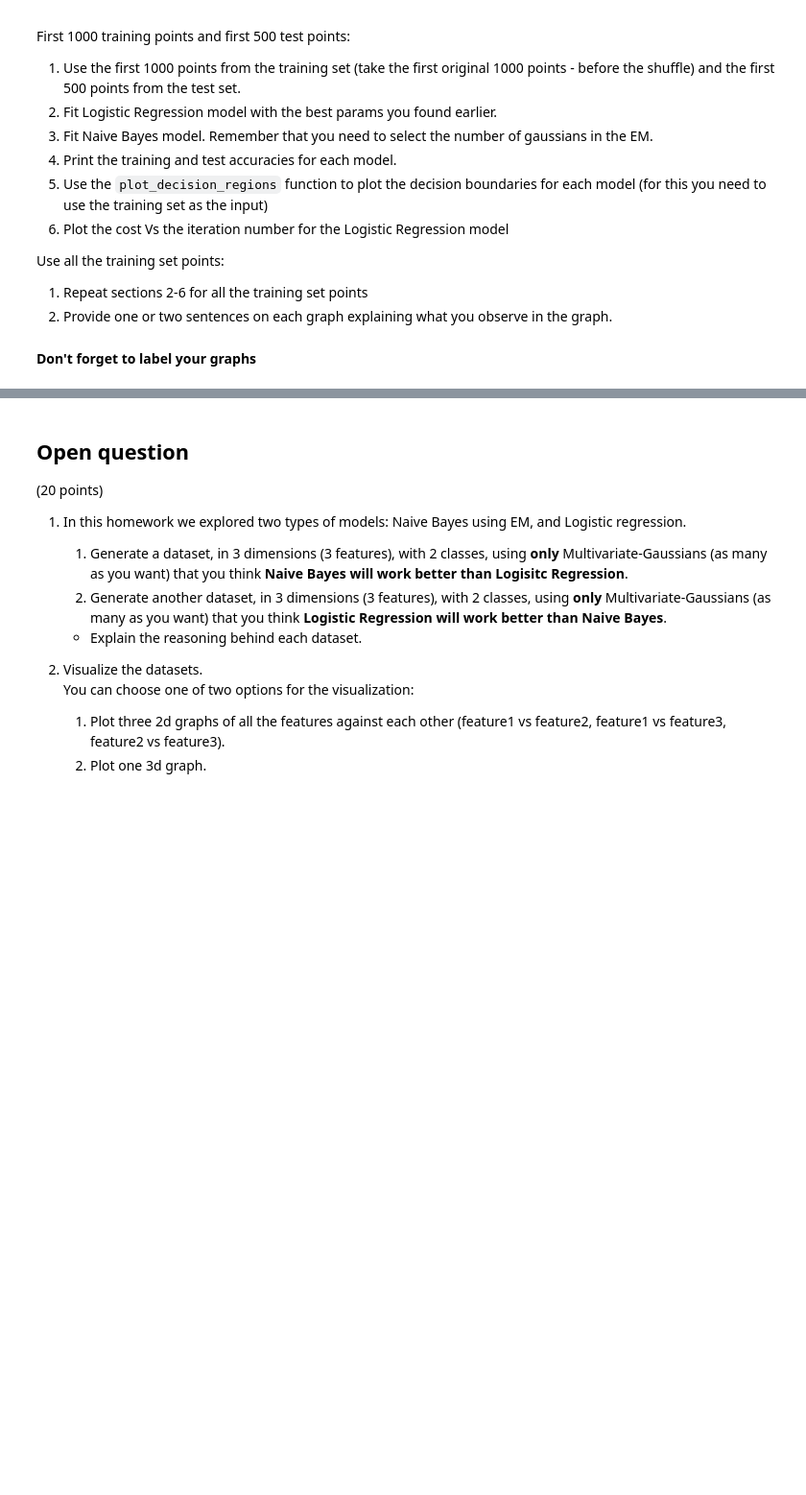
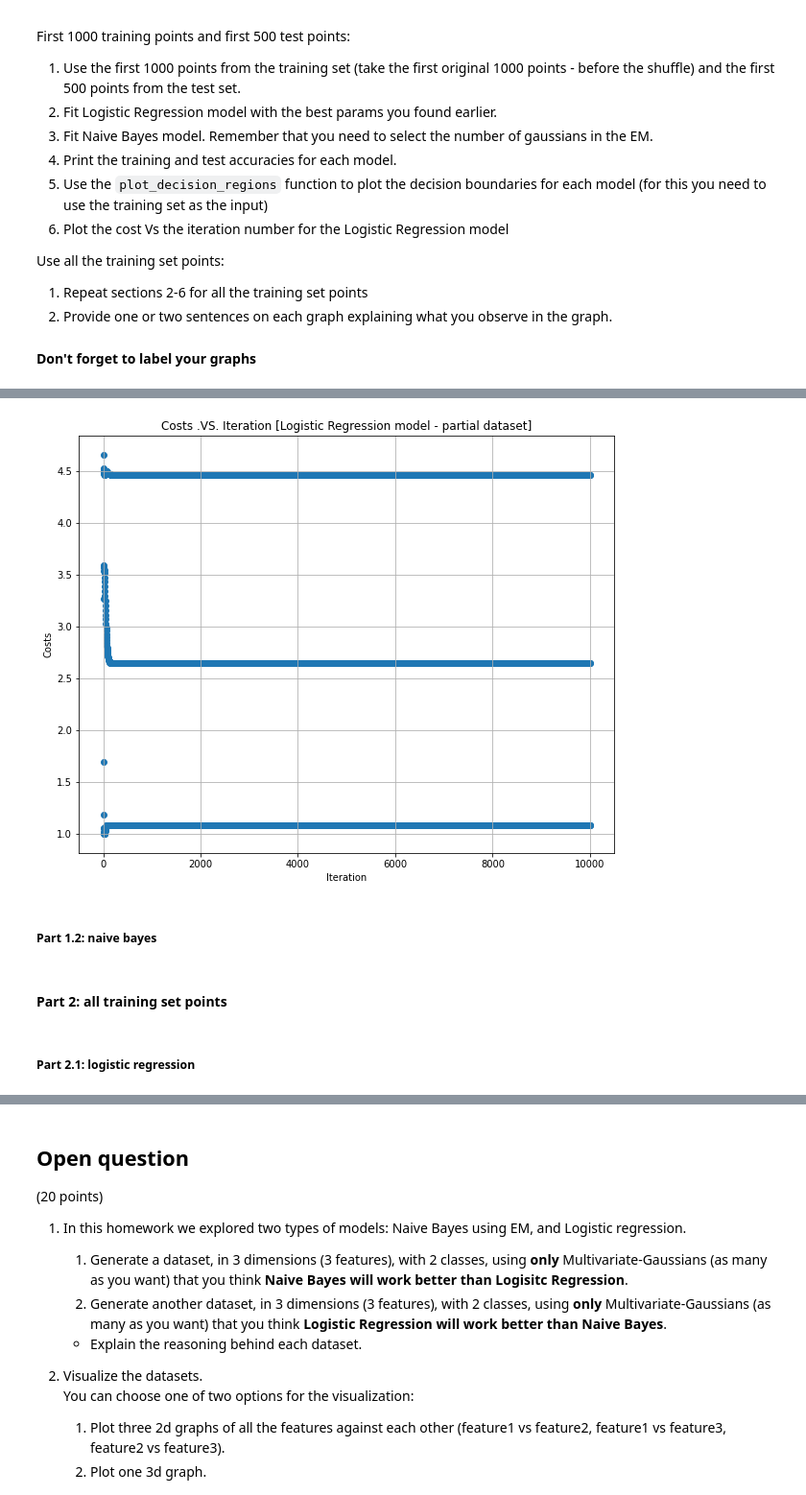
Before and after one commit to RoyR-IDC/MachineLearningFromData, a Jupyter notebook: HW4/hw4_203972922_201312907.ipynb, the cells around one changed output, grey strips where cells are left out. Shown at 96% size. Cells and saved outputs as stored; diff of their text form; code cells hidden in the pictures; blank space fills up the shorter version.

```diff
--- a/HW4/hw4_203972922_201312907.ipynb
+++ b/HW4/hw4_203972922_201312907.ipynb
@@ -472,0 +684,17 @@ Use all the training set points:
+# %%
+costs = logistic_regression_model.get_list_of_costs()
+plt.figure()
+plt.scatter(x=np.arange(len(costs)), y=costs)
+plt.grid()
+plt.title(f'Costs .VS. Iteration [Logistic Regression model - partial dataset]')
+plt.xlabel(f'Iteration')
+plt.ylabel(f'Costs')
+plt.show()
+# %% [output]
+[figure, added]
+# %% [markdown]
+##### Part 1.2: naive bayes
+# %% [markdown]
+#### Part 2: all training set points
+# %% [markdown]
+##### Part 2.1: logistic regression
```
Also changed, not shown: parts of 24 cells of this notebook.
